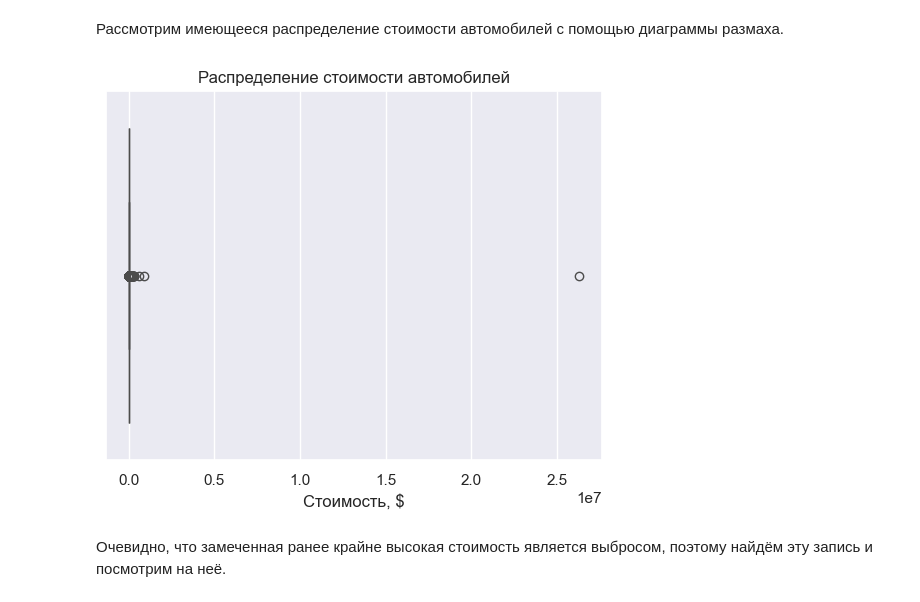
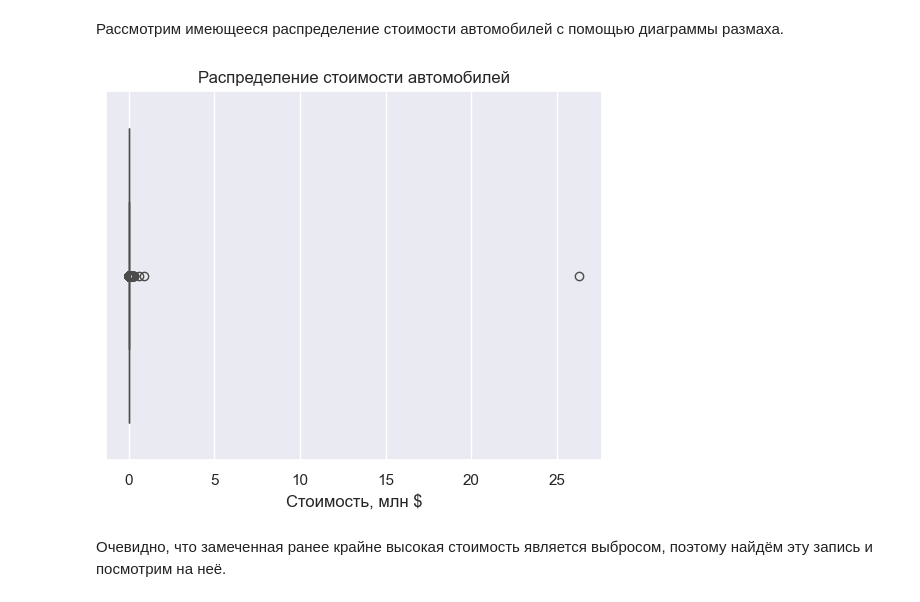
Before and after one commit to sosnovskiim/MachineLearning, a Jupyter notebook: Курс 3 - Инструменты анализа данных/1. Разведочный анализ данных (автомобили)/1. Разведочный анализ данных (автомобили).ipynb, the cells around one changed output. Saved outputs shown, nothing was run; the diff lists cells and outputs as text; code cells hidden in the pictures.

```diff
--- a/Курс 3 - Инструменты анализа данных/1. Разведочный анализ данных (автомобили)/1. Разведочный анализ данных (автомобили).ipynb
+++ b/Курс 3 - Инструменты анализа данных/1. Разведочный анализ данных (автомобили)/1. Разведочный анализ данных (автомобили).ipynb
@@ -184,10 +184,11 @@ cars_new = cars.copy()
 Рассмотрим имеющееся распределение стоимости автомобилей с помощью диаграммы размаха.
 # %%
 sns.boxplot(cars_new, x='price').set(
-    title="Распределение стоимости автомобилей", xlabel="Стоимость, $"
+    title="Распределение стоимости автомобилей", xlabel="Стоимость, млн $",
+    xticks=range(0, 25_000_001, 5_000_000), xticklabels=range(0, 26, 5)
 );
 # %% [output]
-[figure, old version]
+[figure, new version]
 # %% [markdown]
 Очевидно, что замеченная ранее крайне высокая стоимость является выбросом, поэтому найдём эту запись и посмотрим на неё.
 # %%
```
Also changed, not shown: parts of 15 cells of this notebook.
